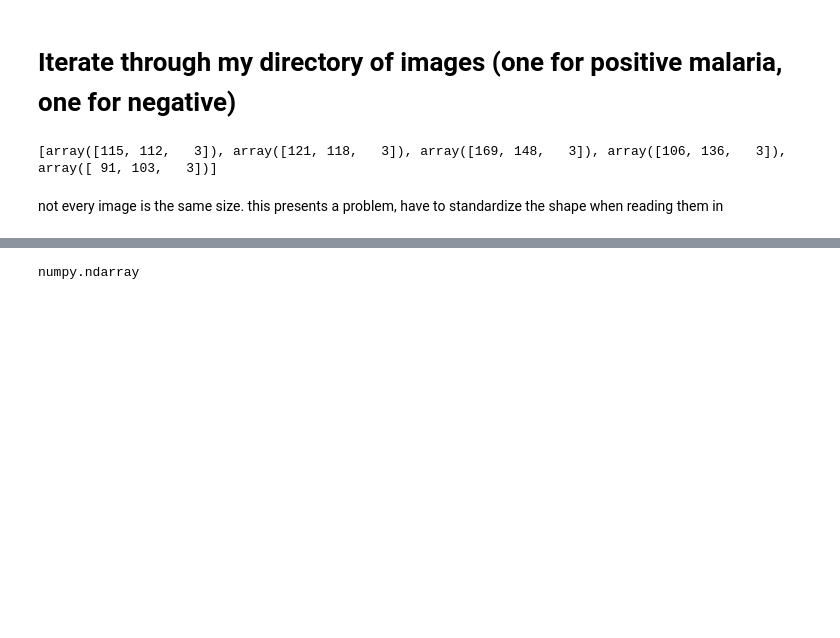
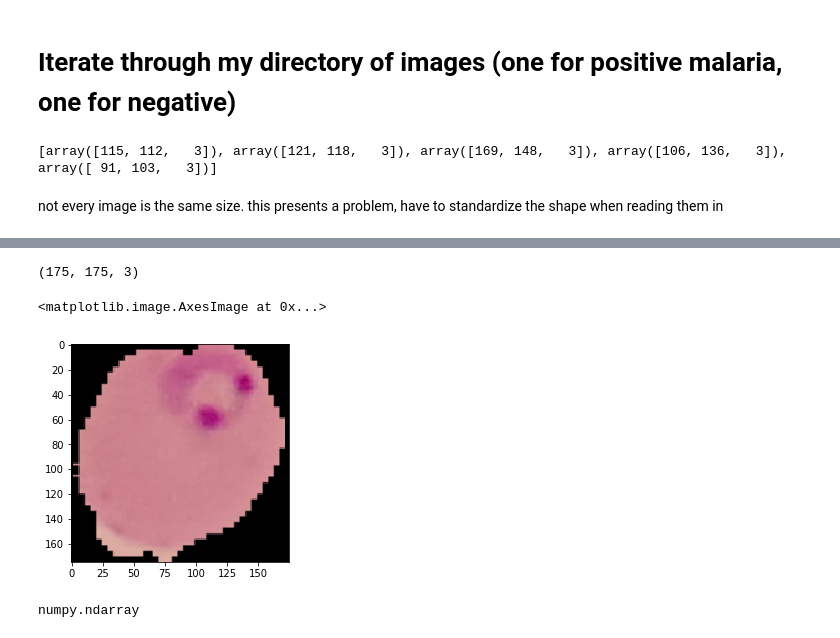
Before and after one commit to SamPoad/data-labs, a Jupyter notebook: final-project/Poad_jupyternotebook.ipynb, the cells around one changed output, grey strips where cells are left out. Saved outputs shown, nothing was run; the diff lists cells and outputs as text; code cells hidden in the pictures; blank space fills up the shorter version.

```diff
--- a/final-project/Poad_jupyternotebook.ipynb
+++ b/final-project/Poad_jupyternotebook.ipynb
@@ -147,3 +190,12 @@ para_imgs.shape
+# %%
+para_imgs[0].shape
+# %% [output]
+(175, 175, 3)
+# %%
+plt.imshow(para_imgs[0])
+# %% [output]
+<matplotlib.image.AxesImage at 0x...>
+[figure, added]
 # %%
 type(para_imgs)
 # %% [output]
```
Also changed, not shown: parts of 33 cells of this notebook, 1 other file.
